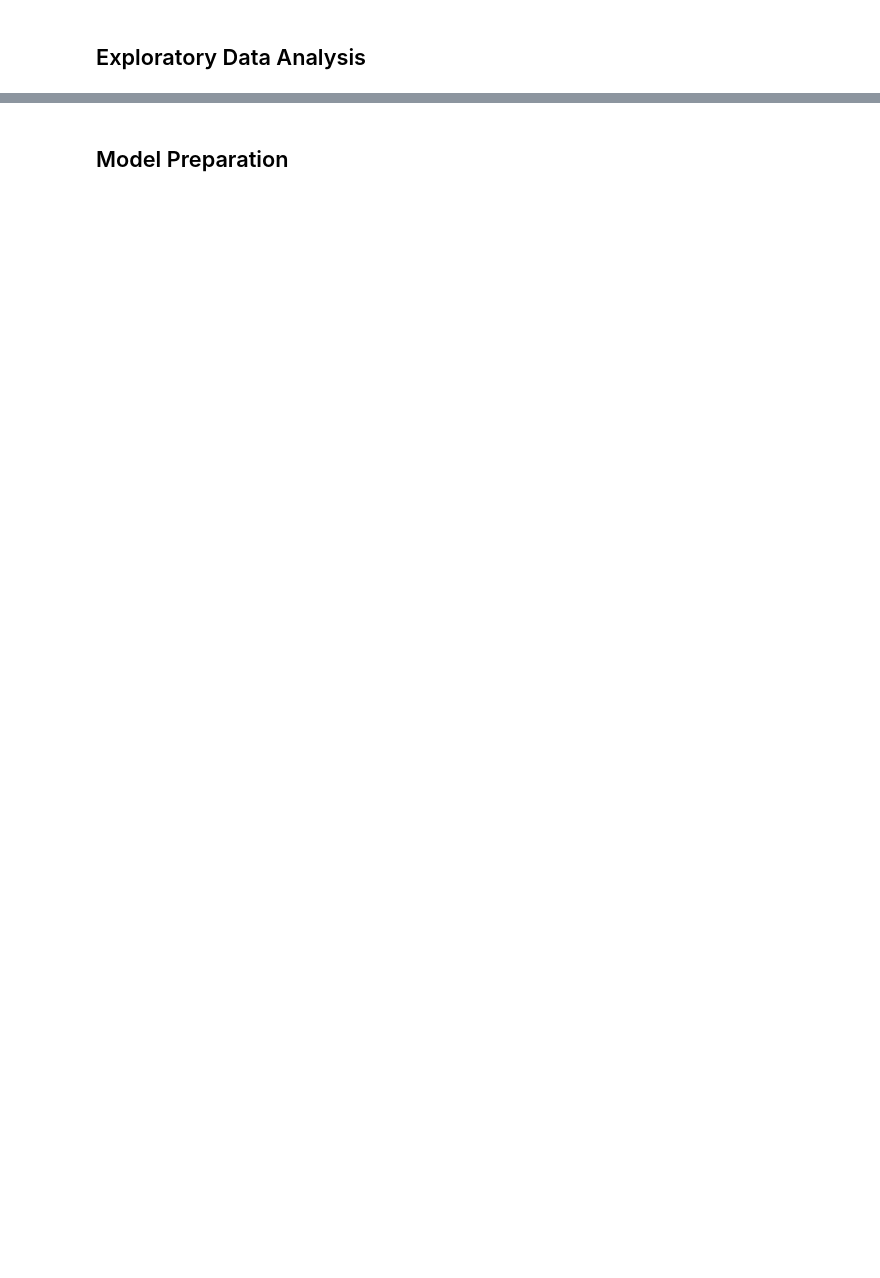
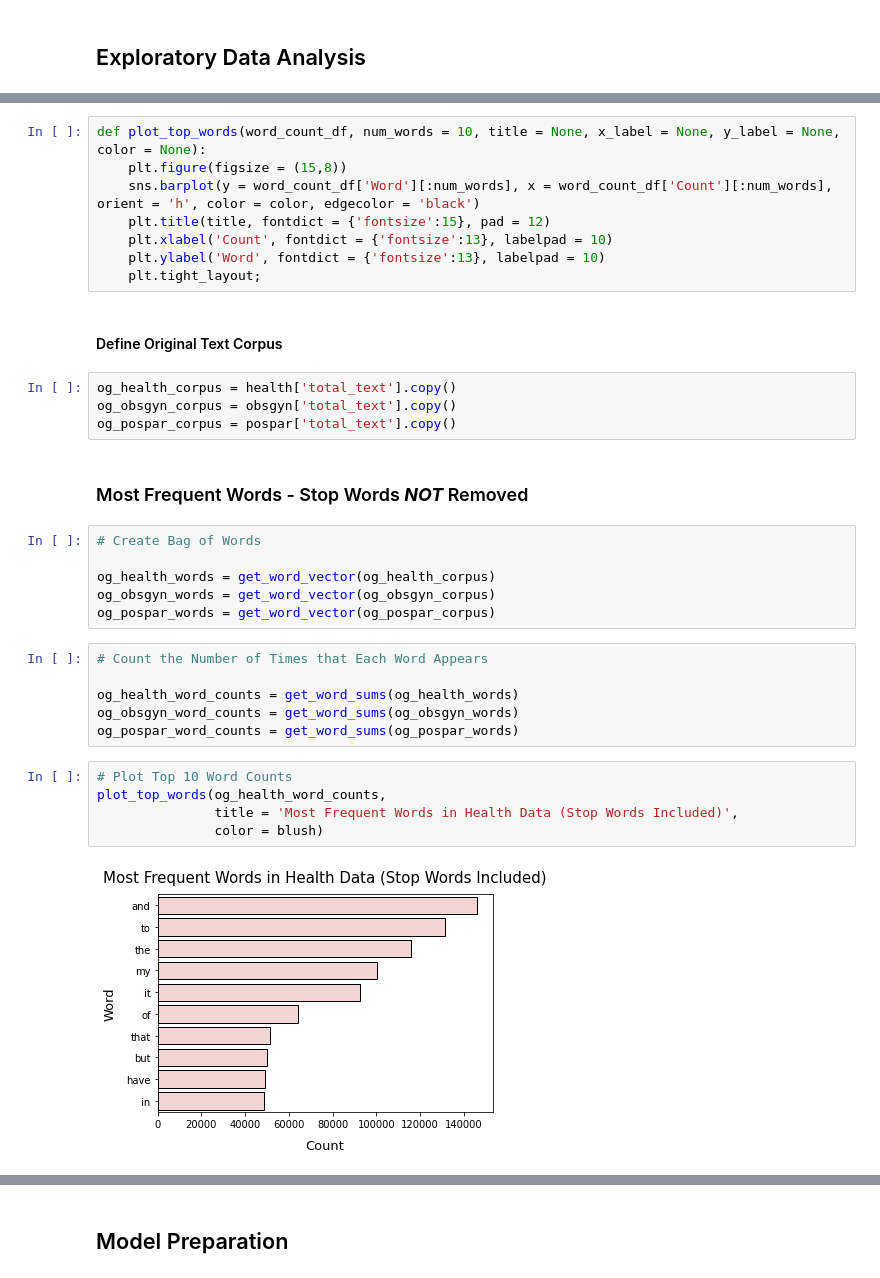
Before and after one commit to jlu90/Identifying-Womens-Health-Concerns, a Jupyter notebook: code/Project_Notebook.ipynb, the cells around one changed output, grey strips where cells are left out. Drawn from its saved outputs; the diff is of its cells as text; blank space fills up the shorter version.

```diff
--- a/code/Project_Notebook.ipynb
+++ b/code/Project_Notebook.ipynb
@@ -459,0 +634,35 @@ for df in dfs:
+# %%
+def plot_top_words(word_count_df, num_words = 10, title = None, x_label = None, y_label = None, color = None):
+    plt.figure(figsize = (15,8))
+    sns.barplot(y = word_count_df['Word'][:num_words], x = word_count_df['Count'][:num_words], orient = 'h', color = color, edgecolor = 'black')
+    plt.title(title, fontdict = {'fontsize':15}, pad = 12)
+    plt.xlabel('Count', fontdict = {'fontsize':13}, labelpad = 10)
+    plt.ylabel('Word', fontdict = {'fontsize':13}, labelpad = 10)
+    plt.tight_layout;
+# %% [markdown]
+#### Define Original Text Corpus
+# %%
+og_health_corpus = health['total_text'].copy()
+og_obsgyn_corpus = obsgyn['total_text'].copy()
+og_pospar_corpus = pospar['total_text'].copy()
+# %% [markdown]
+### Most Frequent Words - Stop Words ***NOT*** Removed
+# %%
+# Create Bag of Words
+
+og_health_words = get_word_vector(og_health_corpus)
+og_obsgyn_words = get_word_vector(og_obsgyn_corpus)
+og_pospar_words = get_word_vector(og_pospar_corpus)
+# %%
+# Count the Number of Times that Each Word Appears
+
+og_health_word_counts = get_word_sums(og_health_words)
+og_obsgyn_word_counts = get_word_sums(og_obsgyn_words)
+og_pospar_word_counts = get_word_sums(og_pospar_words)
+# %%
+# Plot Top 10 Word Counts
+plot_top_words(og_health_word_counts,
+               title = 'Most Frequent Words in Health Data (Stop Words Included)',
+               color = blush)
+# %% [output]
+[figure, added]
```
Also changed, not shown: parts of 137 cells of this notebook, 1 other file.
